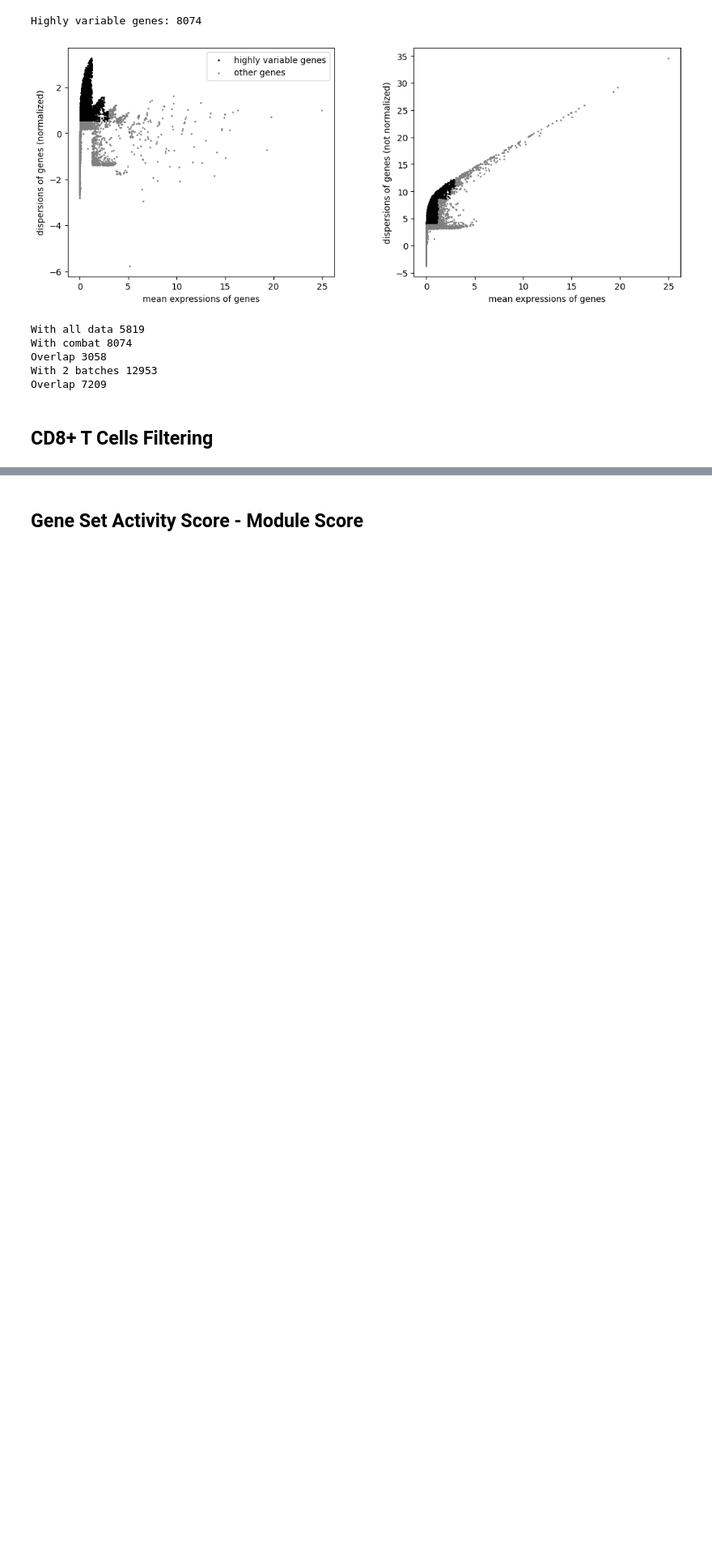
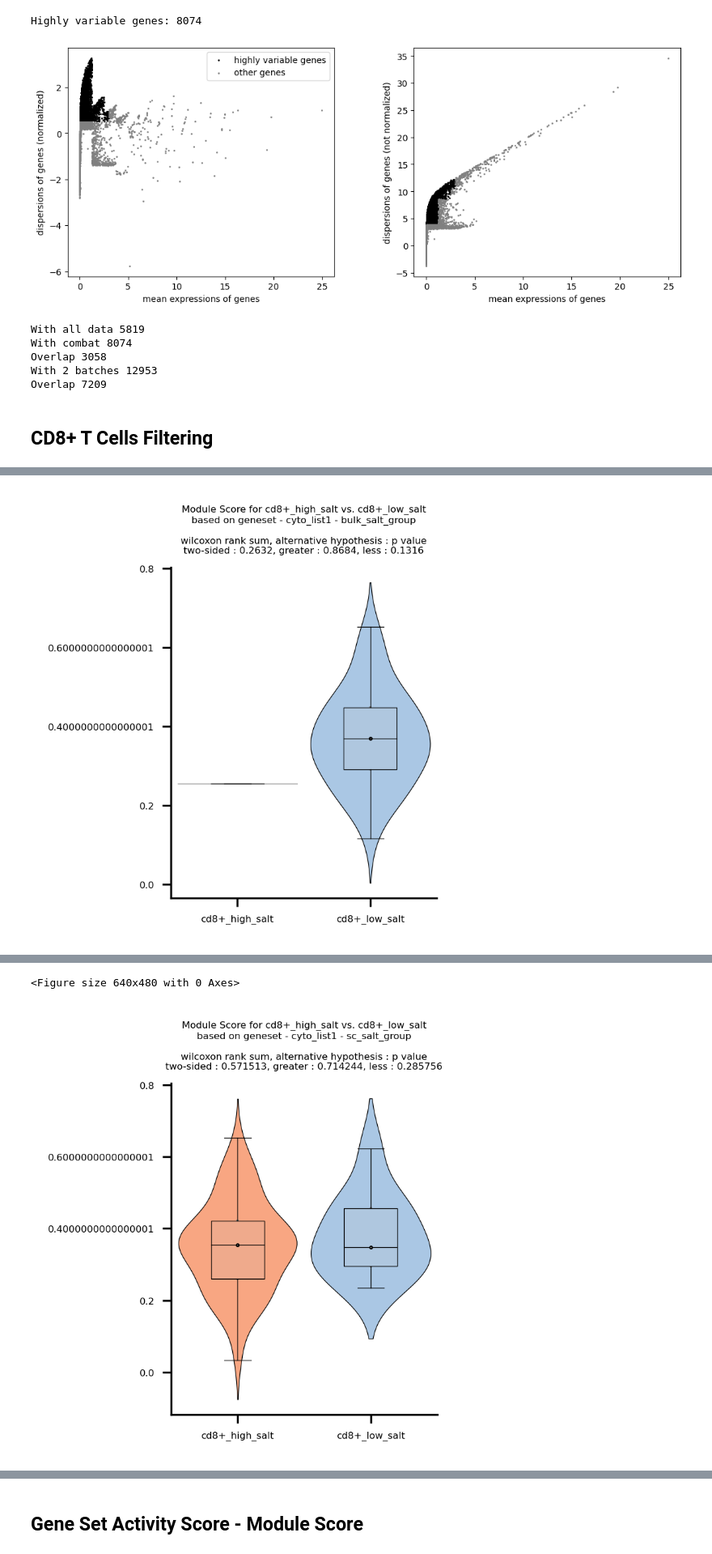
Before and after one commit to mBiocoder/Nature_immunology_code_repository, a Jupyter notebook: CD8_T_scRNAseq_azizi_data/CD8_T_scRNAseq_analysis_azizi_data.ipynb, the cells around one changed output, grey strips where cells are left out. Shown at 81% size. Cells and saved outputs as stored; diff of their text form; code cells hidden in the pictures; blank space fills up the shorter version.

```diff
--- a/CD8_T_scRNAseq_azizi_data/CD8_T_scRNAseq_analysis_azizi_data.ipynb
+++ b/CD8_T_scRNAseq_azizi_data/CD8_T_scRNAseq_analysis_azizi_data.ipynb
@@ -375,0 +571,21 @@ plt.savefig('../figures/marker_genes_CD8+_T_cells.png', dpi = 300, bbox_inches =
+# %%
+from importlib import reload
+import utilis
+utilis = reload(utilis)
+# %%
+genes = {'cyto_list1' : pd.read_csv('../data/gene_lists/cyto_list1.csv', sep = '\t'),
+         'cyto_list3' : pd.read_csv('../data/gene_lists/cyto_list3.csv', sep = '\t'),
+         ''
+        }
+
+for geneset_name, geneset in genes.items():
+    for group in ['bulk_salt_group', 'sc_salt_group']:
+        utilis.violin_plot(original_adata = tumor_t_cells,
+                colors = ['#ffa37b', '#A7C7E7'],
+                group = group,
+                group_conditions = ['cd8+_high_salt', 'cd8+_low_salt'],
+                geneset = geneset['genes'],
+                geneset_name = f'{geneset_name} - {group}',
+                module_score = True)
+    print('--------------------------------------------------------')
+# %% [output]
@@ -375,0 +593 @@ plt.savefig('../figures/marker_genes_CD8+_T_cells.png', dpi = 300, bbox_inches =
+[figure, added]
@@ -375,0 +595,2 @@ plt.savefig('../figures/marker_genes_CD8+_T_cells.png', dpi = 300, bbox_inches =
+<Figure size 640x480 with 0 Axes>
+[figure, added]
```
Also changed, not shown: parts of 39 cells of this notebook, 1 other file.
